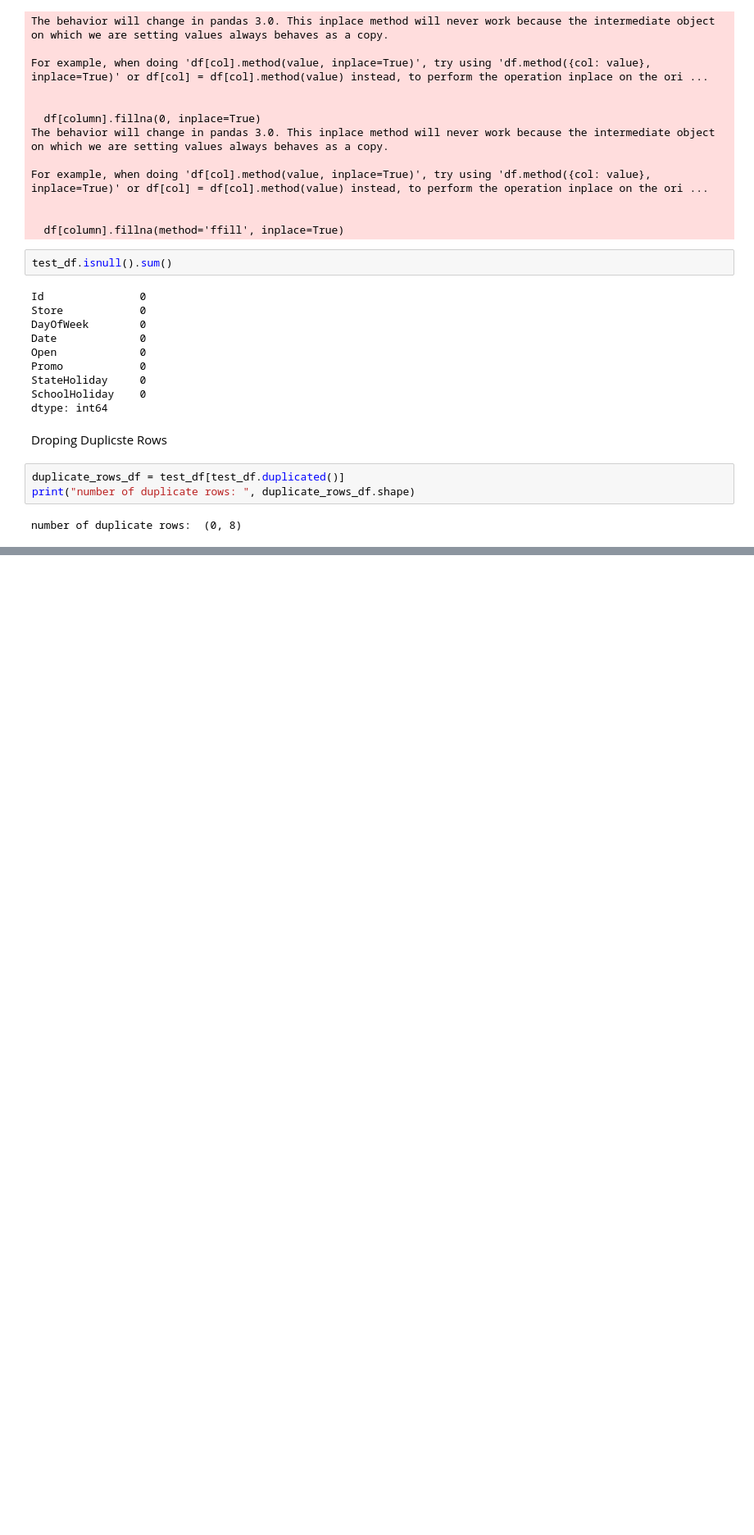
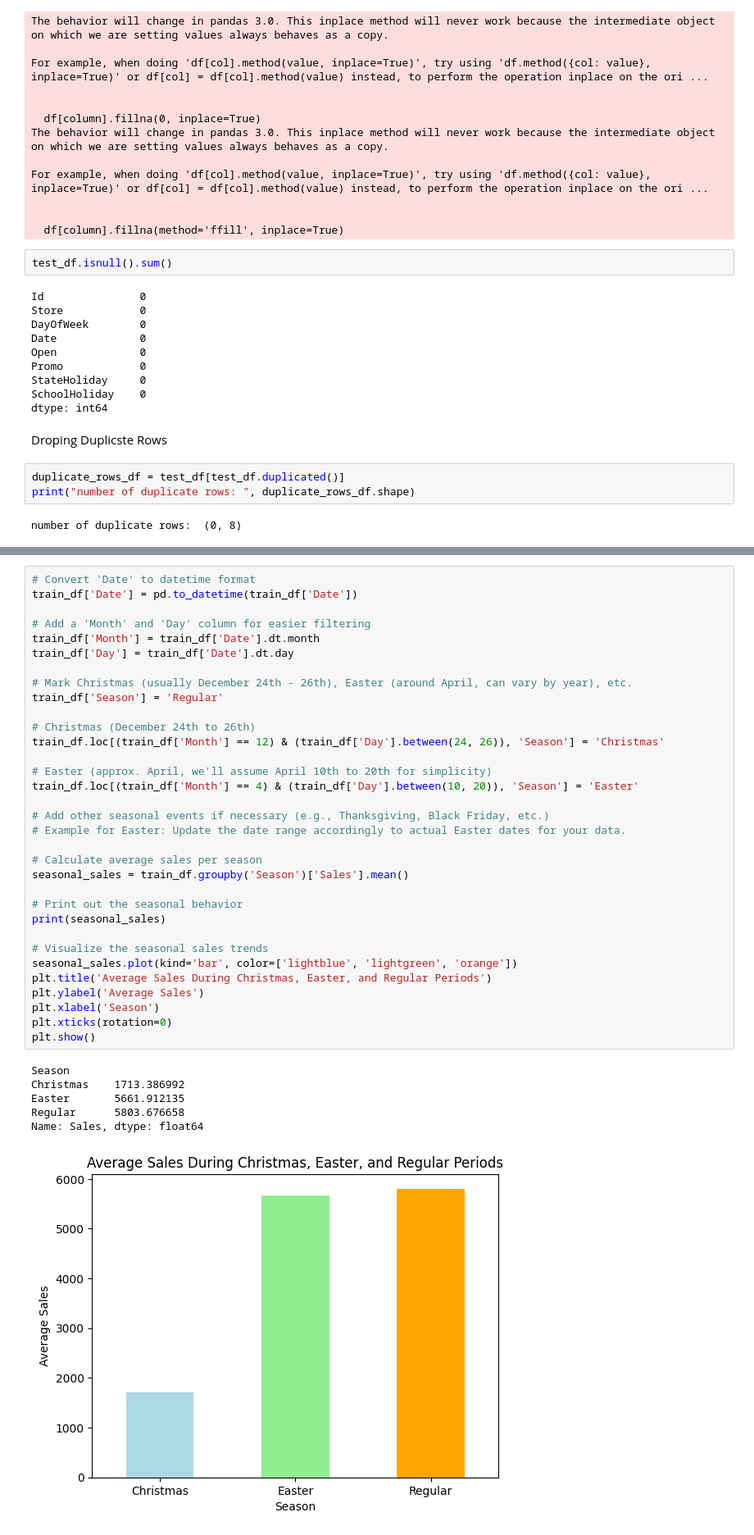
Before and after one commit to Leulseged-Mesfin/Pharmaceuticals, a Jupyter notebook: notbooks/EDA.ipynb, the cells around one changed output, grey strips where cells are left out. Shown at 82% size. Drawn from its saved outputs; the diff is of its cells as text; blank space fills up the shorter version.

```diff
--- a/notbooks/EDA.ipynb
+++ b/notbooks/EDA.ipynb
@@ -285,0 +365,40 @@ number of duplicate rows:  (0, 8)
+# %%
+# Convert 'Date' to datetime format
+train_df['Date'] = pd.to_datetime(train_df['Date'])
+
+# Add a 'Month' and 'Day' column for easier filtering
+train_df['Month'] = train_df['Date'].dt.month
+train_df['Day'] = train_df['Date'].dt.day
+
+# Mark Christmas (usually December 24th - 26th), Easter (around April, can vary by year), etc.
+train_df['Season'] = 'Regular'
+
+# Christmas (December 24th to 26th)
+train_df.loc[(train_df['Month'] == 12) & (train_df['Day'].between(24, 26)), 'Season'] = 'Christmas'
+
+# Easter (approx. April, we'll assume April 10th to 20th for simplicity)
+train_df.loc[(train_df['Month'] == 4) & (train_df['Day'].between(10, 20)), 'Season'] = 'Easter'
+
+# Add other seasonal events if necessary (e.g., Thanksgiving, Black Friday, etc.)
+# Example for Easter: Update the date range accordingly to actual Easter dates for your data.
+
+# Calculate average sales per season
+seasonal_sales = train_df.groupby('Season')['Sales'].mean()
+
+# Print out the seasonal behavior
+print(seasonal_sales)
+
+# Visualize the seasonal sales trends
+seasonal_sales.plot(kind='bar', color=['lightblue', 'lightgreen', 'orange'])
+plt.title('Average Sales During Christmas, Easter, and Regular Periods')
+plt.ylabel('Average Sales')
+plt.xlabel('Season')
+plt.xticks(rotation=0)
+plt.show()
+# %% [output]
+Season
+Christmas    1713.386992
+Easter       5661.912135
+Regular      5803.676658
+Name: Sales, dtype: float64
+[figure, added]
```
Also changed, not shown: parts of 17 cells of this notebook.
